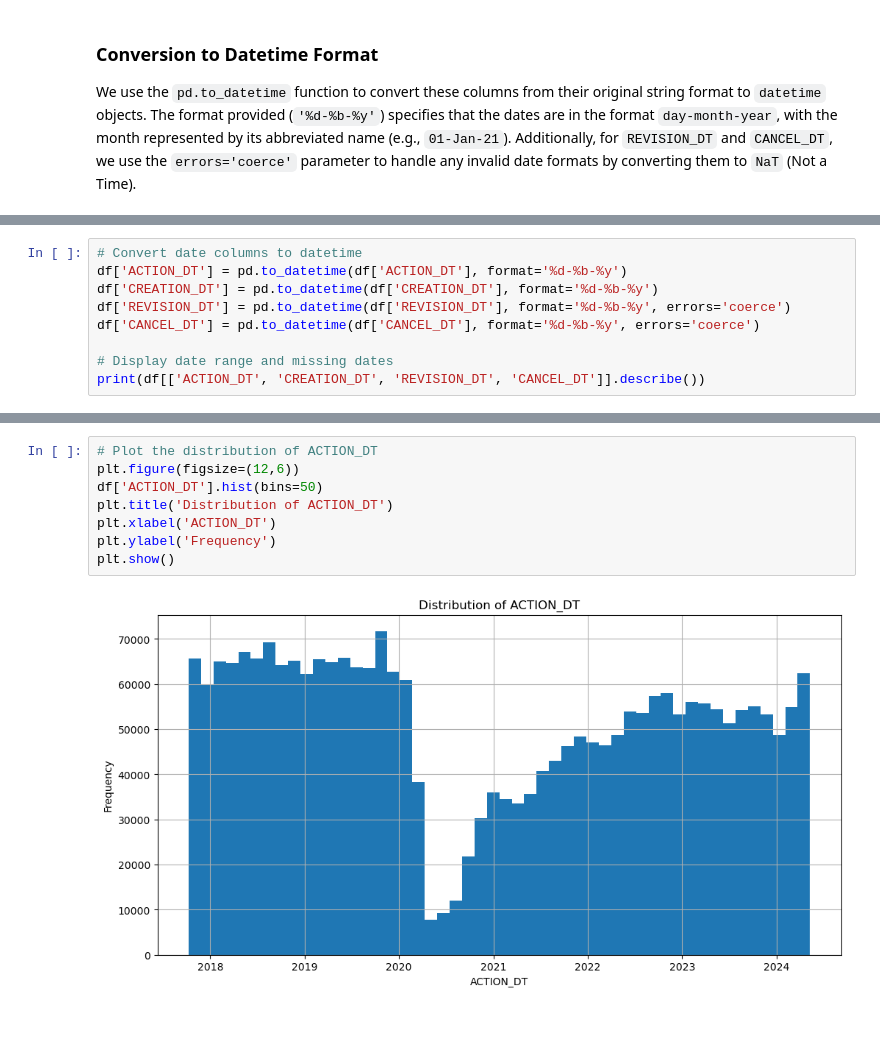
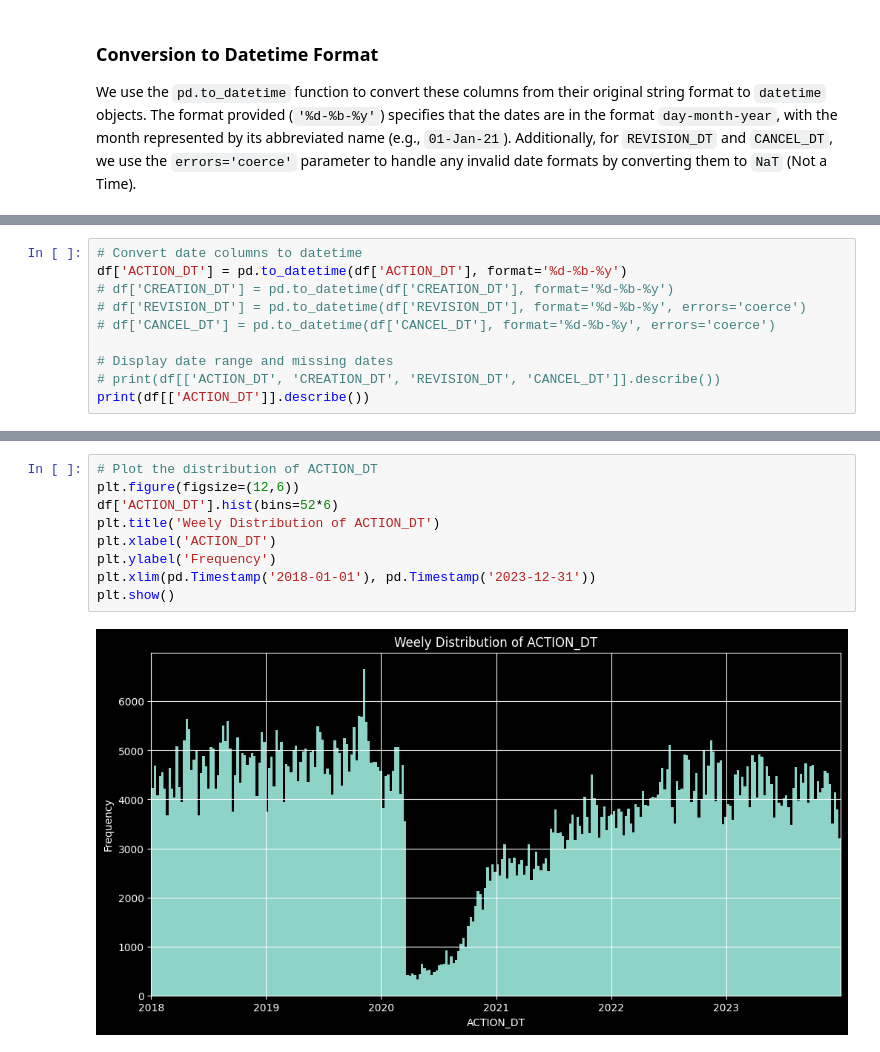
Before and after one commit to anand-kamble/data-filtering, a Jupyter notebook: notebooks/Data exploration.ipynb, the cells around one changed output, grey strips where cells are left out. Cells and saved outputs as stored; diff of their text form; blank space fills up the shorter version.

```diff
--- a/notebooks/Data exploration.ipynb
+++ b/notebooks/Data exploration.ipynb
@@ -236,10 +339,11 @@ We use the `pd.to_datetime` function to convert these columns from their origina
 # %%
 # Convert date columns to datetime
 df['ACTION_DT'] = pd.to_datetime(df['ACTION_DT'], format='%d-%b-%y')
-df['CREATION_DT'] = pd.to_datetime(df['CREATION_DT'], format='%d-%b-%y')
-df['REVISION_DT'] = pd.to_datetime(df['REVISION_DT'], format='%d-%b-%y', errors='coerce')
-df['CANCEL_DT'] = pd.to_datetime(df['CANCEL_DT'], format='%d-%b-%y', errors='coerce')
+# df['CREATION_DT'] = pd.to_datetime(df['CREATION_DT'], format='%d-%b-%y')
+# df['REVISION_DT'] = pd.to_datetime(df['REVISION_DT'], format='%d-%b-%y', errors='coerce')
+# df['CANCEL_DT'] = pd.to_datetime(df['CANCEL_DT'], format='%d-%b-%y', errors='coerce')
 
 # Display date range and missing dates
-print(df[['ACTION_DT', 'CREATION_DT', 'REVISION_DT', 'CANCEL_DT']].describe())
+# print(df[['ACTION_DT', 'CREATION_DT', 'REVISION_DT', 'CANCEL_DT']].describe())
+print(df[['ACTION_DT']].describe())
 # %% [output]
@@ -263,10 +358,11 @@ max              2024-05-10 00:00:00  2023-10-30 00:00:00
 # %%
 # Plot the distribution of ACTION_DT
 plt.figure(figsize=(12,6))
-df['ACTION_DT'].hist(bins=50)
-plt.title('Distribution of ACTION_DT')
+df['ACTION_DT'].hist(bins=52*6)
+plt.title('Weely Distribution of ACTION_DT')
 plt.xlabel('ACTION_DT')
 plt.ylabel('Frequency')
+plt.xlim(pd.Timestamp('2018-01-01'), pd.Timestamp('2023-12-31'))
 plt.show()
 # %% [output]
-[figure, old version]
+[figure, new version]
```
Also changed, not shown: parts of 17 cells of this notebook.
